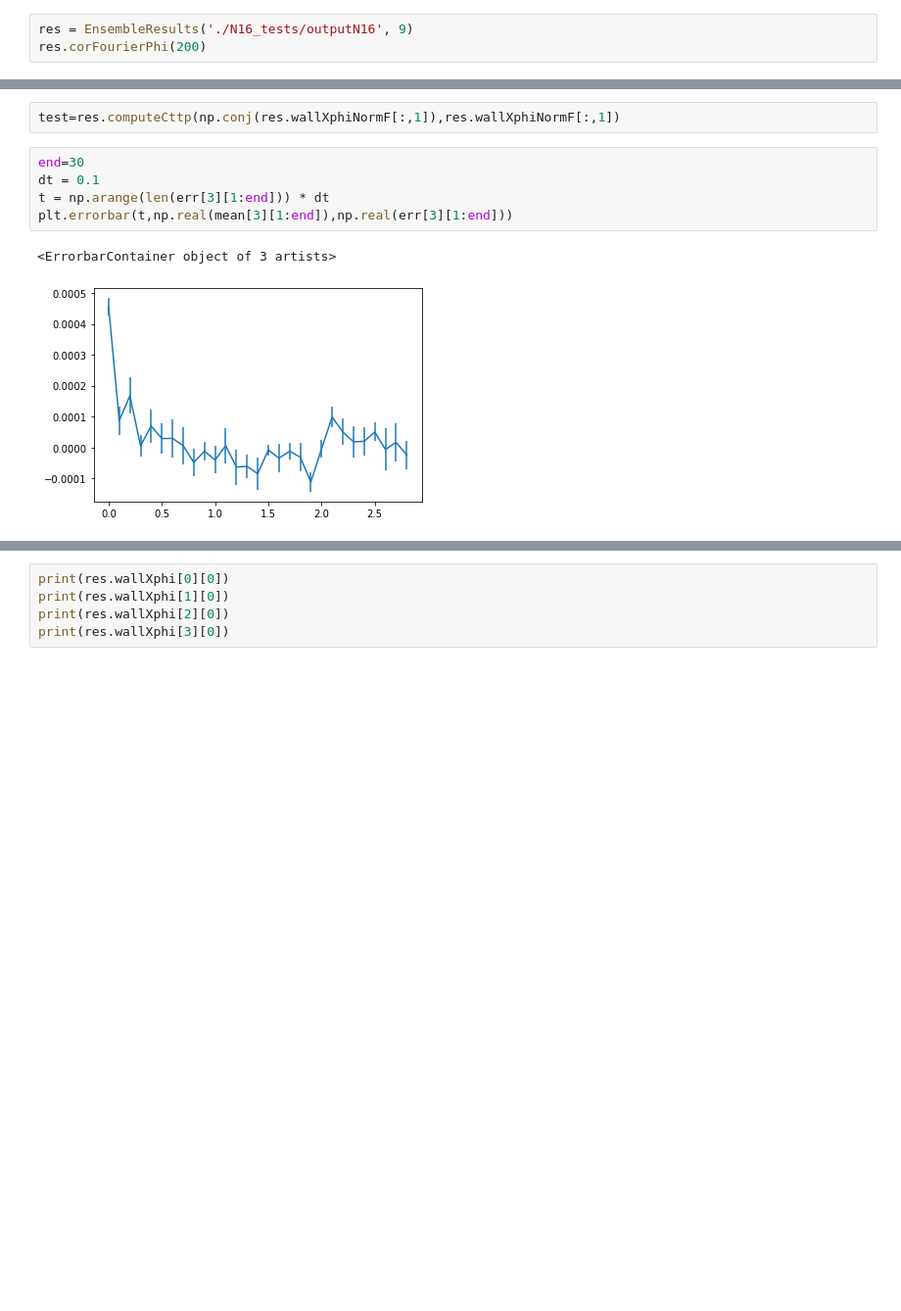
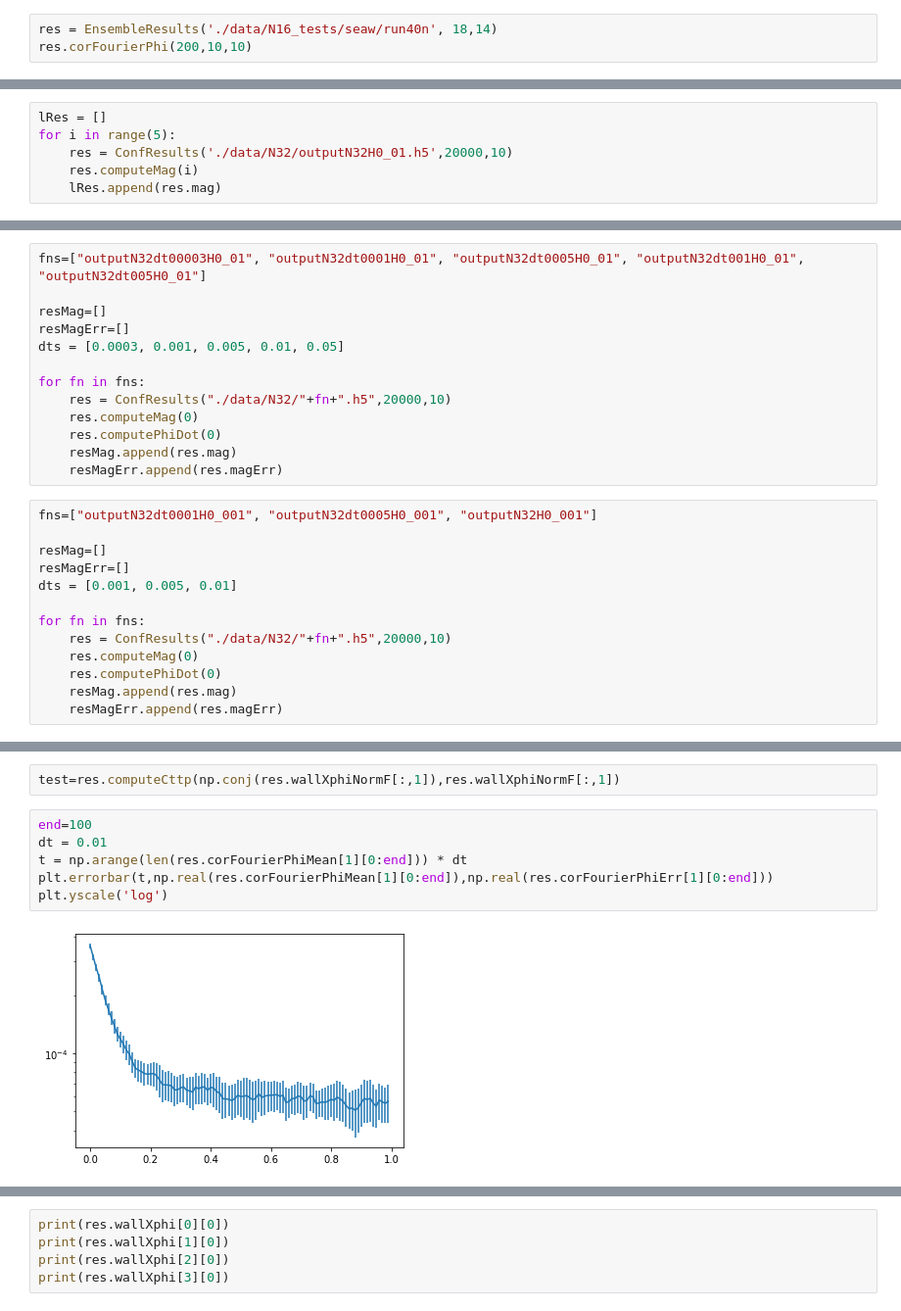
Before and after one commit to jannisgebbo/langevinA, a Jupyter notebook: ModelA-Beuler/measurementsDev.ipynb, the cells around one changed output, grey strips where cells are left out. Shown at 98% size. Saved outputs shown, nothing was run; the diff lists cells and outputs as text; blank space fills up the shorter version.

```diff
--- a/ModelA-Beuler/measurementsDev.ipynb
+++ b/ModelA-Beuler/measurementsDev.ipynb
@@ -125,5 +140,5 @@ print(testauto)
  -1.54372650e-01-0.14556477j  1.01719903e-01-0.00617418j
   9.25191244e-02+0.03049285j -8.86368577e-02+0.06122677j]
 # %%
-res = EnsembleResults('./N16_tests/outputN16', 9)
-res.corFourierPhi(200)
+res = EnsembleResults('./data/N16_tests/seaw/run40n', 18,14)
+res.corFourierPhi(200,10,10)
@@ -129,0 +156,6 @@ res.corFourierPhi(200)
+# %%
+lRes = []
+for i in range(5):
+    res = ConfResults('./data/N32/outputN32H0_01.h5',20000,10)
+    res.computeMag(i)
+    lRes.append(res.mag)
@@ -129,0 +166,26 @@ res.corFourierPhi(200)
+# %%
+fns=["outputN32dt00003H0_01", "outputN32dt0001H0_01", "outputN32dt0005H0_01", "outputN32dt001H0_01", "outputN32dt005H0_01"]
+
+resMag=[]
+resMagErr=[]
+dts = [0.0003, 0.001, 0.005, 0.01, 0.05]
+
+for fn in fns:
+    res = ConfResults("./data/N32/"+fn+".h5",20000,10)
+    res.computeMag(0)
+    res.computePhiDot(0)
+    resMag.append(res.mag)
+    resMagErr.append(res.magErr)
+# %%
+fns=["outputN32dt0001H0_001", "outputN32dt0005H0_001", "outputN32H0_001"]
+
+resMag=[]
+resMagErr=[]
+dts = [0.001, 0.005, 0.01]
+
+for fn in fns:
+    res = ConfResults("./data/N32/"+fn+".h5",20000,10)
+    res.computeMag(0)
+    res.computePhiDot(0)
+    resMag.append(res.mag)
+    resMagErr.append(res.magErr)
@@ -138,10 +211,10 @@ res.wallXFourier()
 # %%
 test=res.computeCttp(np.conj(res.wallXphiNormF[:,1]),res.wallXphiNormF[:,1])
 # %%
-end=30
-dt = 0.1
-t = np.arange(len(err[3][1:end])) * dt
-plt.errorbar(t,np.real(mean[3][1:end]),np.real(err[3][1:end]))
+end=100
+dt = 0.01
+t = np.arange(len(res.corFourierPhiMean[1][0:end])) * dt
+plt.errorbar(t,np.real(res.corFourierPhiMean[1][0:end]),np.real(res.corFourierPhiErr[1][0:end]))
+plt.yscale('log')
 # %% [output]
-<ErrorbarContainer object of 3 artists>
-[figure, old version]
+[figure, new version]
```
Also changed, not shown: parts of 11 cells of this notebook, 1 other file.
